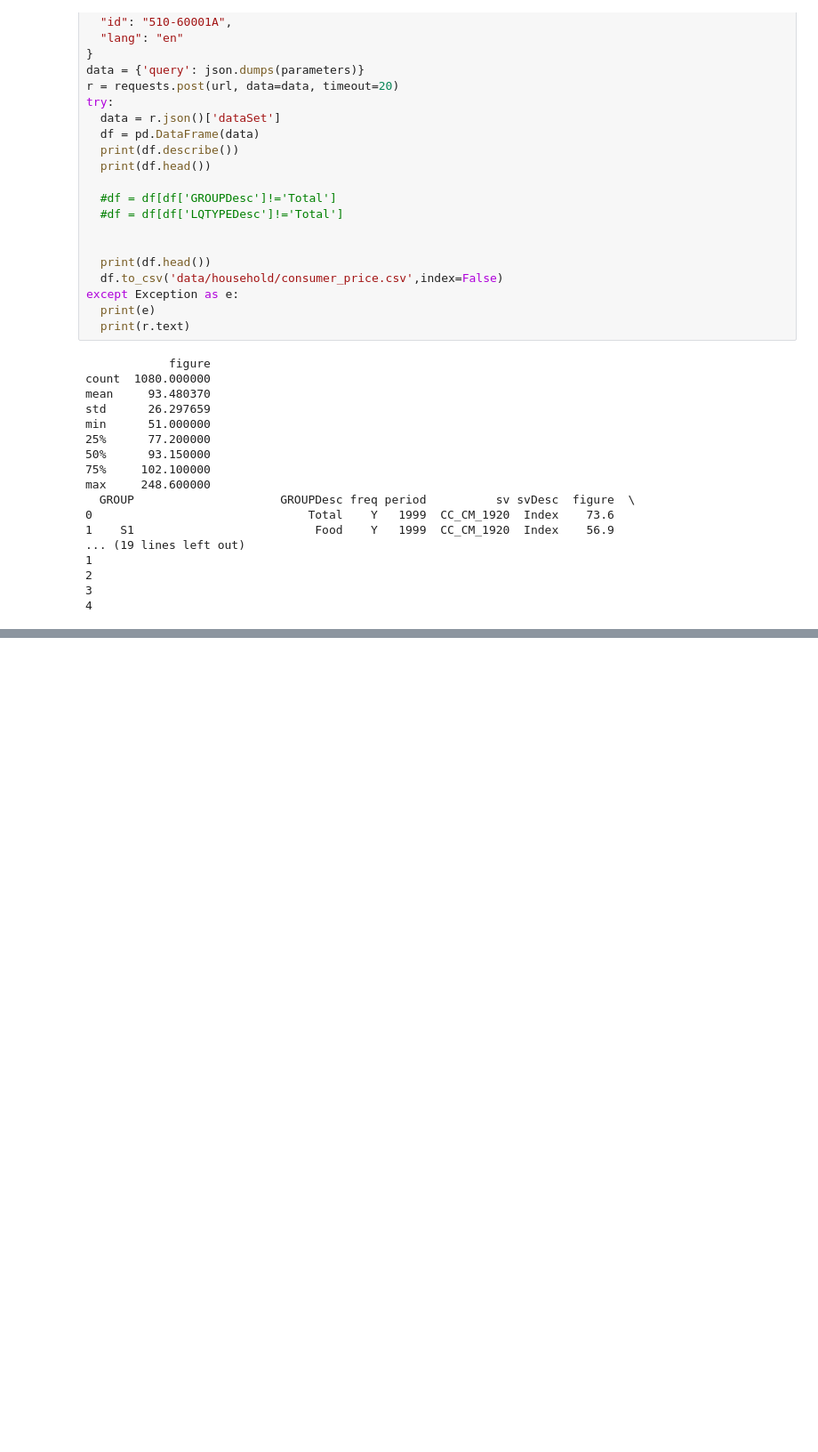
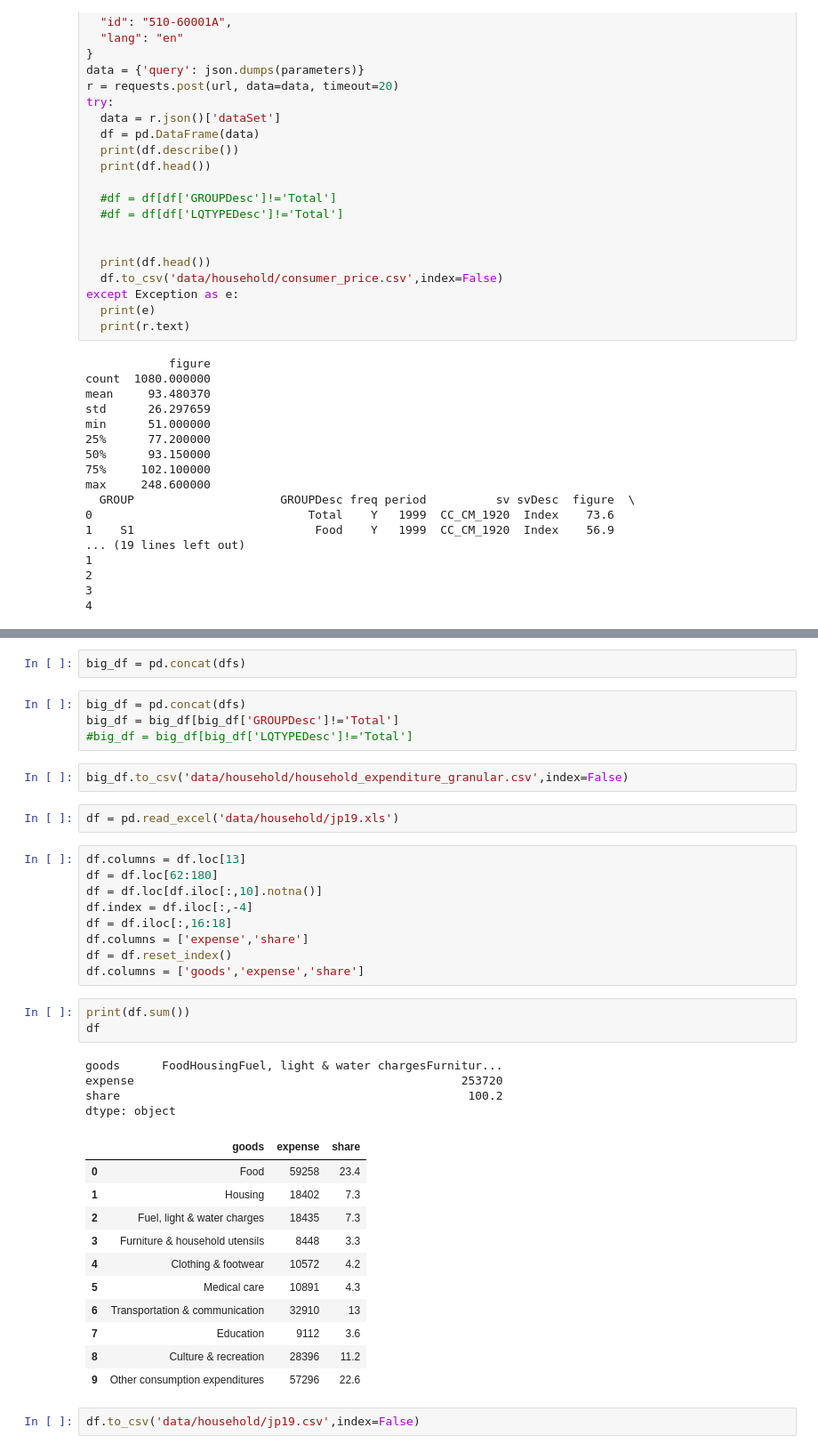
Before and after one commit to kcf1/econ4200-fyp-research, a Jupyter notebook: comb_data.ipynb, the cells around one changed output, grey strips where cells are left out. Shown at 89% size. Saved outputs shown, nothing was run; the diff lists cells and outputs as text; blank space fills up the shorter version.

```diff
--- a/comb_data.ipynb
+++ b/comb_data.ipynb
@@ -441,0 +630,40 @@ max     248.600000
+# %%
+big_df = pd.concat(dfs)
+# %%
+big_df = pd.concat(dfs)
+big_df = big_df[big_df['GROUPDesc']!='Total']
+#big_df = big_df[big_df['LQTYPEDesc']!='Total']
+# %%
+big_df.to_csv('data/household/household_expenditure_granular.csv',index=False)
+# %%
+df = pd.read_excel('data/household/jp19.xls')
+# %%
+df.columns = df.loc[13]
+df = df.loc[62:180]
+df = df.loc[df.iloc[:,10].notna()]
+df.index = df.iloc[:,-4]
+df = df.iloc[:,16:18]
+df.columns = ['expense','share']
+df = df.reset_index()
+df.columns = ['goods','expense','share']
+# %%
+print(df.sum())
+df
+# %% [output]
+goods      FoodHousingFuel, light & water chargesFurnitur...
+expense                                               253720
+share                                                  100.2
+dtype: object
+|  | goods | expense | share |
+| 0 | Food | 59258 | 23.4 |
+| 1 | Housing | 18402 | 7.3 |
+| 2 | Fuel, light & water charges | 18435 | 7.3 |
+| 3 | Furniture & household utensils | 8448 | 3.3 |
+| 4 | Clothing & footwear | 10572 | 4.2 |
+| 5 | Medical care | 10891 | 4.3 |
+| 6 | Transportation & communication | 32910 | 13 |
+| 7 | Education | 9112 | 3.6 |
+| 8 | Culture & recreation | 28396 | 11.2 |
+| 9 | Other consumption expenditures | 57296 | 22.6 |
+# %%
+df.to_csv('data/household/jp19.csv',index=False)
```
Also changed, not shown: parts of 9 cells of this notebook, 38 other files.
